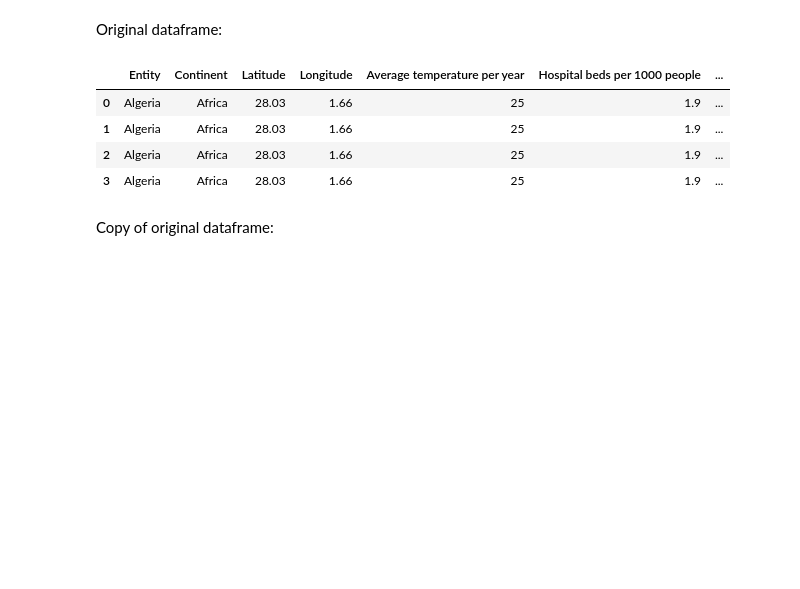
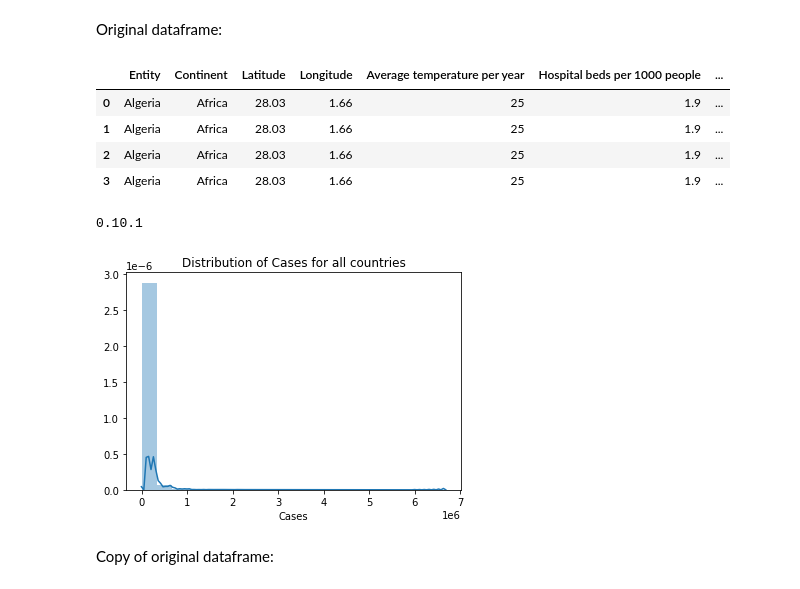
Before and after one commit to anweei/Covid-forecasting, a Jupyter notebook: anne/preprocessing.ipynb, the cells around one changed output. Drawn from its saved outputs; the diff is of its cells as text; code cells hidden in the pictures; blank space fills up the shorter version.

```diff
--- a/anne/preprocessing.ipynb
+++ b/anne/preprocessing.ipynb
@@ -30,3 +32,12 @@ df_org_data.head(4)
+# %%
+print(sns.__version__)
+# %% [output]
+0.10.1
+# %%
+fig = plt.figure()
+_ = sns.distplot(df_org_data['Cases'], bins=20).set_title('Distribution of Cases for all countries')
+# %% [output]
+[figure, added]
 # %% [markdown]
 Copy of original dataframe:
 # %%
```
Also changed, not shown: parts of 9 cells of this notebook, 6 other files.
